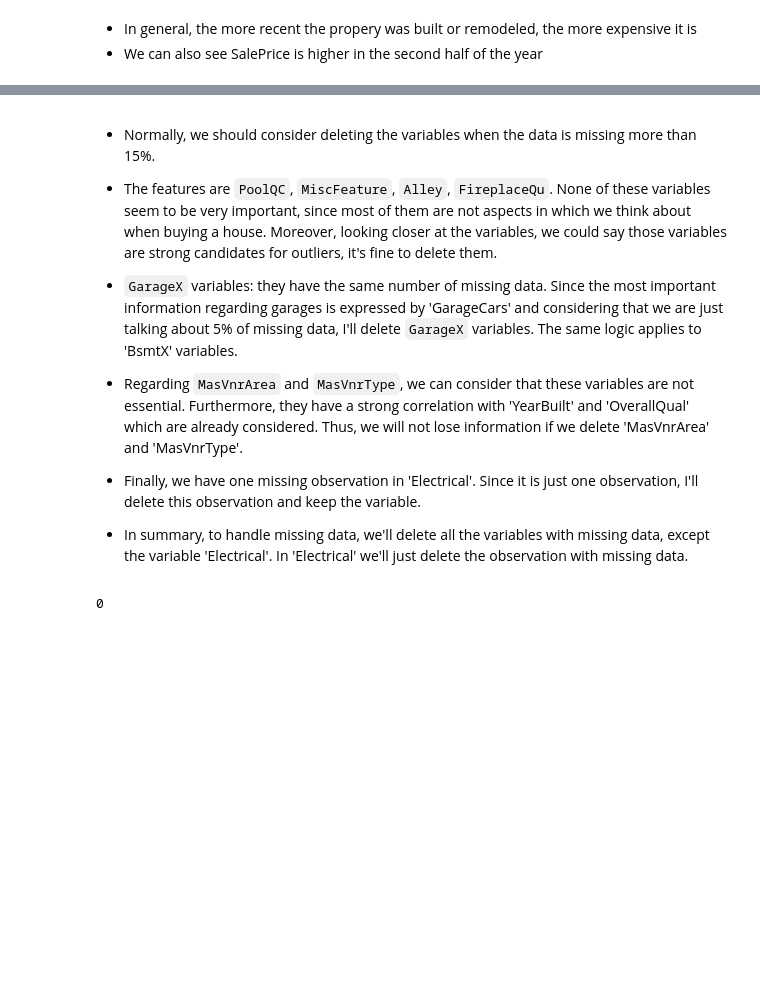
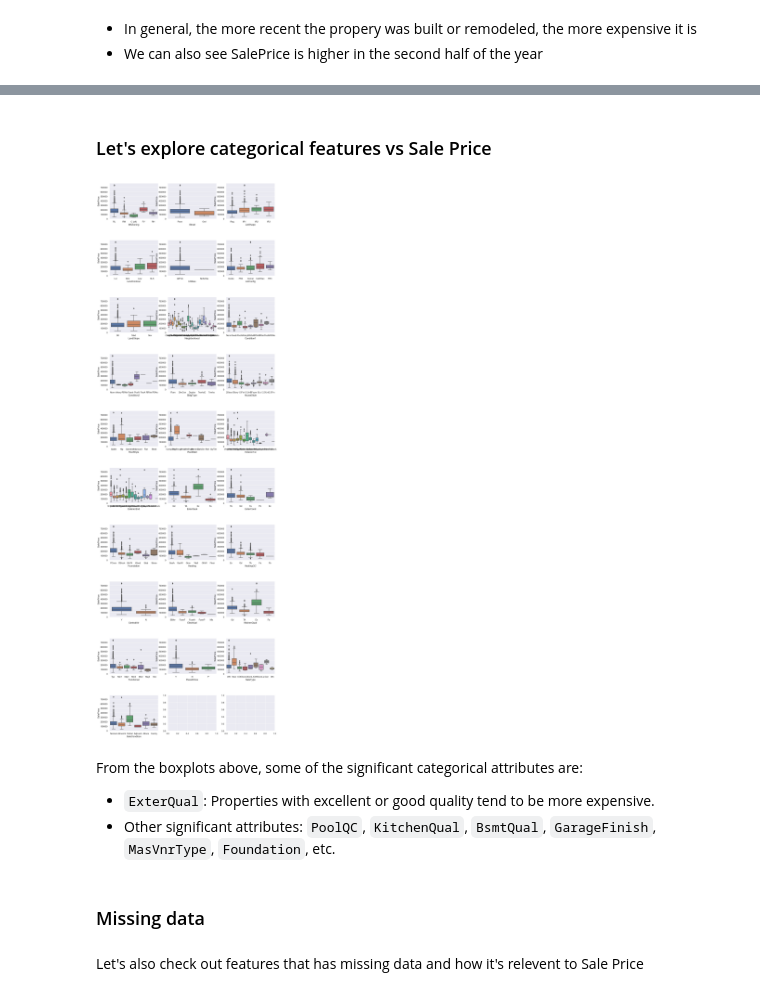
Before and after one commit to tw1107/Springboard-Capstone-House-Price, a Jupyter notebook: notebook/02_EDA.ipynb, the cells around one changed output, grey strips where cells are left out. Drawn from its saved outputs; the diff is of its cells as text; code cells hidden in the pictures; blank space fills up the shorter version.

```diff
--- a/notebook/02_EDA.ipynb
+++ b/notebook/02_EDA.ipynb
@@ -245,12 +198,0 @@ missing[missing['count']>0].sort_values(by='count', ascending=False)
-# %% [markdown]
-- Normally, we should consider deleting the variables when the data is missing more than 15%.
-
-- The features are `PoolQC`, `MiscFeature`, `Alley`, `FireplaceQu`. None of these variables seem to be very important, since most of them are not aspects in which we think about when buying a house. Moreover, looking closer at the variables, we could say those variables are strong candidates for outliers, it's fine to delete them.
-
-- `GarageX` variables: they have the same number of missing data. Since the most important information regarding garages is expressed by 'GarageCars' and considering that we are just talking about 5% of missing data, I'll delete `GarageX` variables. The same logic applies to 'BsmtX' variables.
-
-- Regarding `MasVnrArea` and `MasVnrType`, we can consider that these variables are not essential. Furthermore, they have a strong correlation with 'YearBuilt' and 'OverallQual' which are already considered. Thus, we will not lose information if we delete 'MasVnrArea' and 'MasVnrType'.
-
-- Finally, we have one missing observation in 'Electrical'. Since it is just one observation, I'll delete this observation and keep the variable.
-
-- In summary, to handle missing data, we'll delete all the variables with missing data, except the variable 'Electrical'. In 'Electrical' we'll just delete the observation with missing data.
@@ -261,4 +199,24 @@ df_train = df_train.drop(df_train.loc[df_train['Electrical'].isnull()].index)
-# %%
-df_train.isnull().any().sum()
-# %% [output]
-0
+# %% [markdown]
+### Let's explore categorical features vs Sale Price
+# %%
+ncols = 3
+nrows = int(np.ceil(len(df_train.select_dtypes(include='object').columns) / ncols))
+fig, axs = plt.subplots(nrows=nrows, ncols=ncols, figsize=(15, 5 * nrows), squeeze=False)
+axs = axs.flatten()
+
+for i, col in enumerate(df_train.select_dtypes(include='object').columns):
+    if i < len(axs):
+        sns.boxplot(x=df_train[col], y=df_train['SalePrice'], data=df_train, ax=axs[i])
+
+fig.subplots_adjust(hspace=0.6)
+plt.show()
+# %% [output]
+[figure, added]
+# %% [markdown]
+From the boxplots above, some of the significant categorical attributes are:
+- `ExterQual`: Properties with excellent or good quality tend to be more expensive.
+- Other significant attributes: `PoolQC`, `KitchenQual`, `BsmtQual`, `GarageFinish`, `MasVnrType`, `Foundation`, etc.
+# %% [markdown]
+### Missing data
+# %% [markdown]
+Let's also check out features that has missing data and how it's relevent to Sale Price
```
Also changed, not shown: parts of 25 cells of this notebook.
